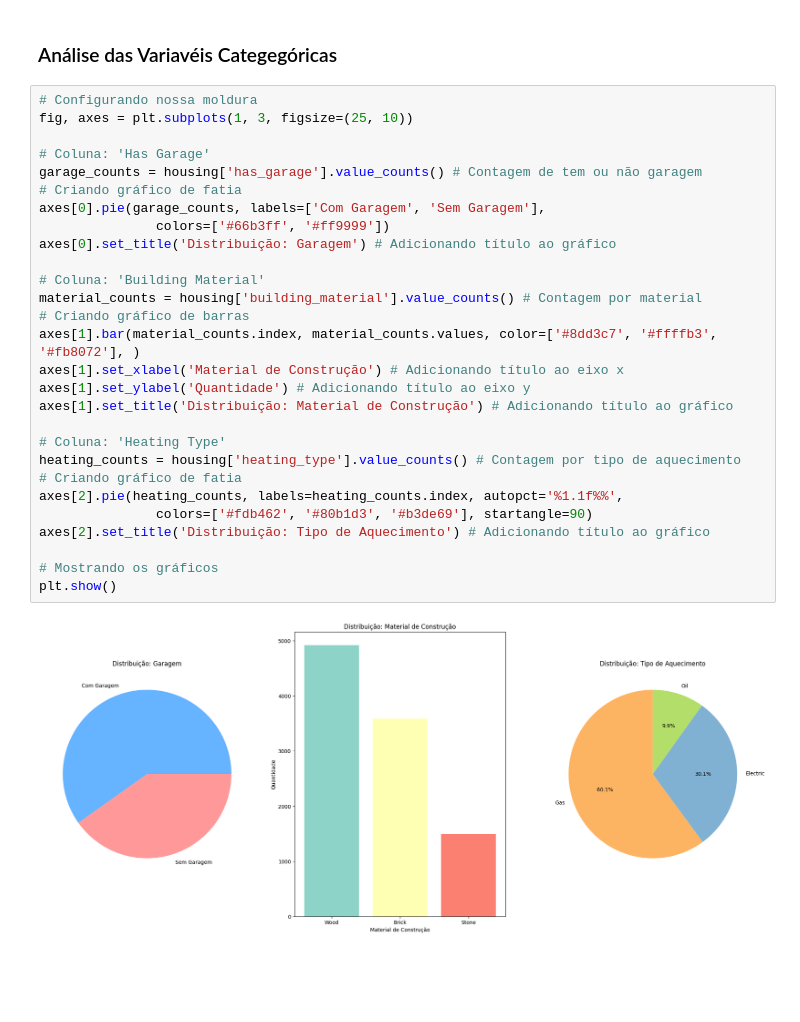
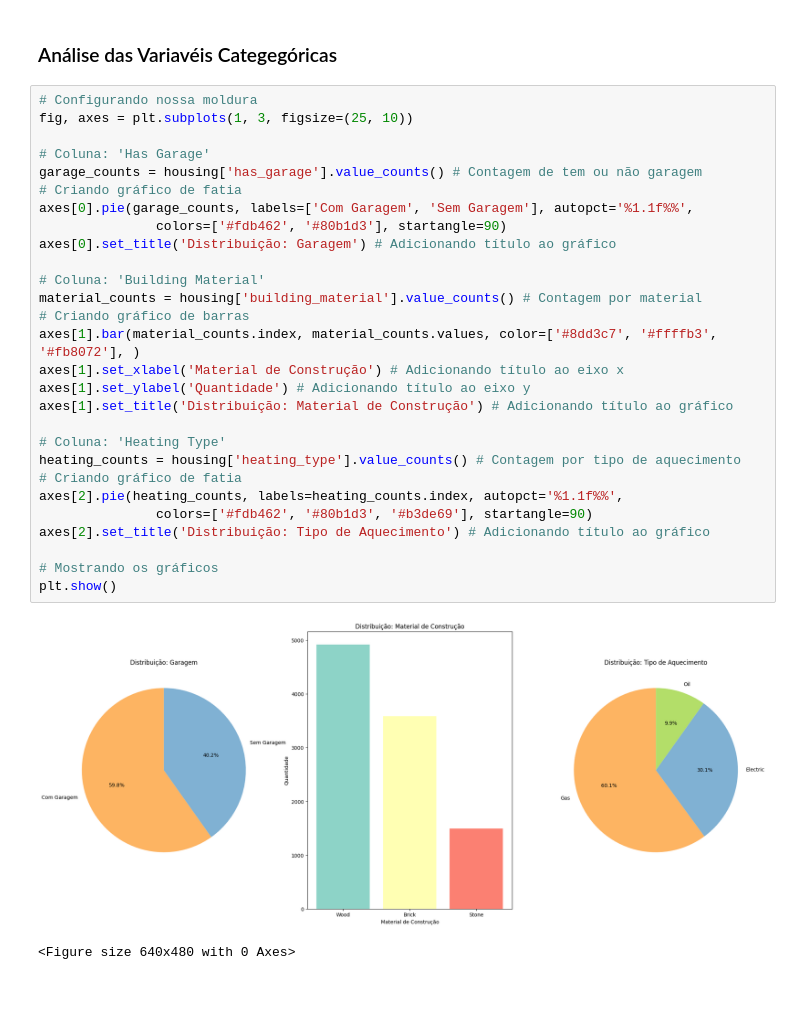
Before and after one commit to leonamcassemir0/previsao_preco_casa, a Jupyter notebook: previsao_preco_casa.ipynb, the cells around one changed output. Cells and saved outputs as stored; diff of their text form.

```diff
--- a/previsao_preco_casa.ipynb
+++ b/previsao_preco_casa.ipynb
@@ -117,33 +117,34 @@ plt.show()
 # %%
 # Configurando nossa moldura
 fig, axes = plt.subplots(1, 3, figsize=(25, 10))
 
 # Coluna: 'Has Garage'
 garage_counts = housing['has_garage'].value_counts() # Contagem de tem ou não garagem
 # Criando gráfico de fatia
-axes[0].pie(garage_counts, labels=['Com Garagem', 'Sem Garagem'],
-               colors=['#66b3ff', '#ff9999'])
+axes[0].pie(garage_counts, labels=['Com Garagem', 'Sem Garagem'], autopct='%1.1f%%',
+               colors=['#fdb462', '#80b1d3'], startangle=90)
 axes[0].set_title('Distribuição: Garagem') # Adicionando título ao gráfico
 
 # Coluna: 'Building Material'
 material_counts = housing['building_material'].value_counts() # Contagem por material
 # Criando gráfico de barras
 axes[1].bar(material_counts.index, material_counts.values, color=['#8dd3c7', '#ffffb3', '#fb8072'], )
 axes[1].set_xlabel('Material de Construção') # Adicionando título ao eixo x
 axes[1].set_ylabel('Quantidade') # Adicionando título ao eixo y
 axes[1].set_title('Distribuição: Material de Construção') # Adicionando título ao gráfico
 
 # Coluna: 'Heating Type'
 heating_counts = housing['heating_type'].value_counts() # Contagem por tipo de aquecimento
 # Criando gráfico de fatia
 axes[2].pie(heating_counts, labels=heating_counts.index, autopct='%1.1f%%',
                colors=['#fdb462', '#80b1d3', '#b3de69'], startangle=90)
 axes[2].set_title('Distribuição: Tipo de Aquecimento') # Adicionando título ao gráfico
 
 # Mostrando os gráficos
 plt.show()
 # %% [output]
-[figure, old version]
+[figure, new version]
+<Figure size 640x480 with 0 Axes>
 # %% [markdown]
 ####
 # %%
```
Also changed, not shown: parts of 2 cells of this notebook, 5 other files.
